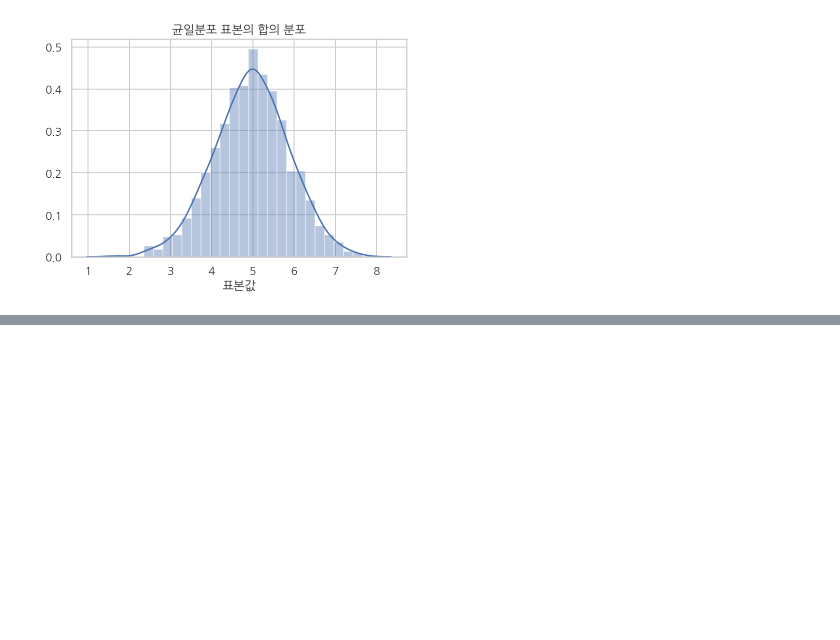
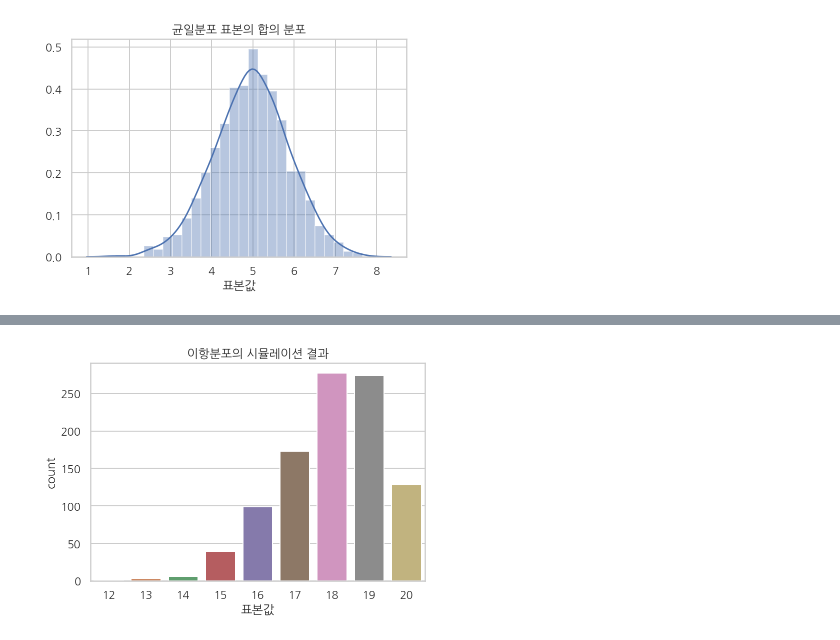
Before and after one commit to whguswls58/TIL, a Jupyter notebook: math/200509_mathclass.ipynb, the cells around one changed output, grey strips where cells are left out. Drawn from its saved outputs; the diff is of its cells as text; code cells hidden in the pictures; blank space fills up the shorter version.

```diff
--- a/math/200509_mathclass.ipynb
+++ b/math/200509_mathclass.ipynb
@@ -51,0 +68,10 @@ plt.show()
+# %%
+np.random.seed(0)
+x = rv.rvs(1000)
+plt.figure(facecolor="1.")
+sns.countplot(x)
+plt.title("이항분포의 시뮬레이션 결과")
+plt.xlabel("표본값")
+plt.show()
+# %% [output]
+[figure, added]
```
Also changed, not shown: parts of 3 cells of this notebook.
